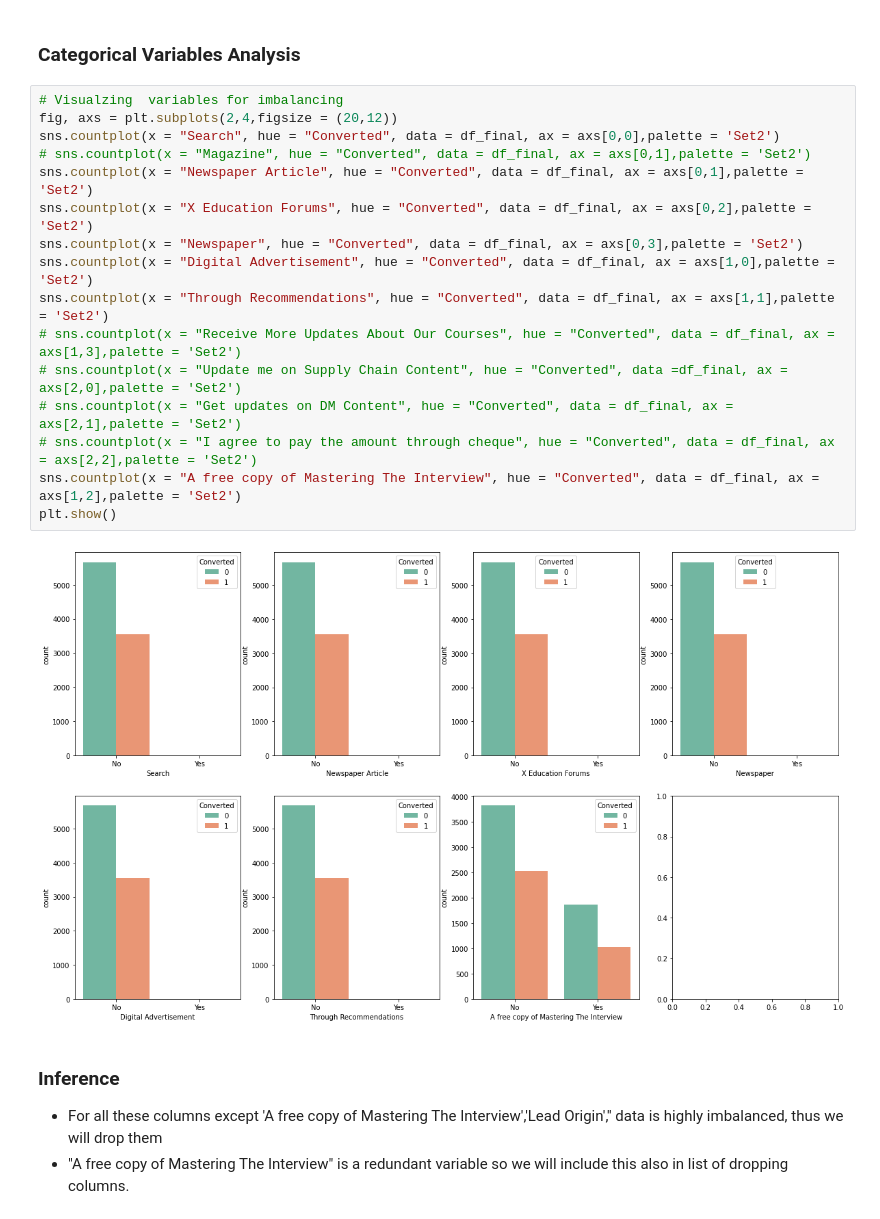
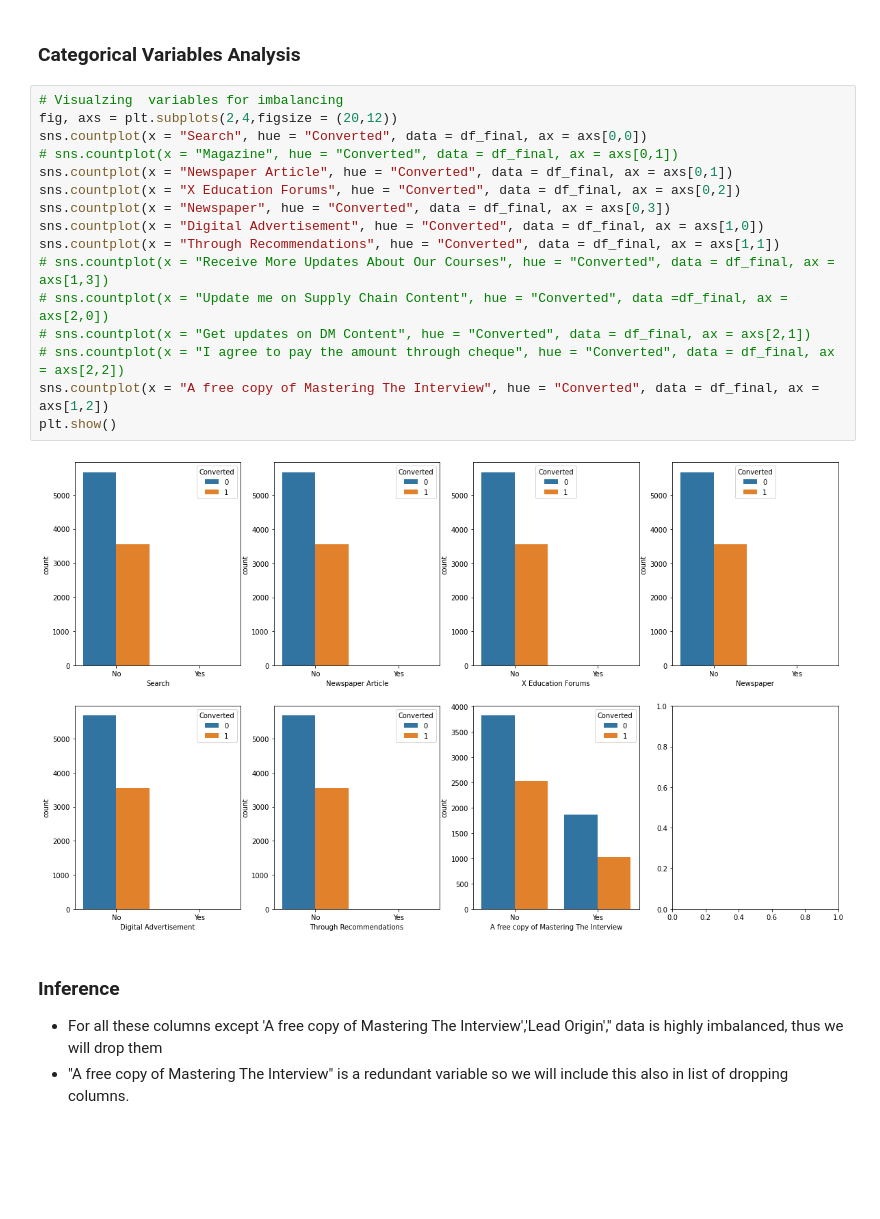
Before and after one commit to akshayr01/lead-scoring-case-study, a Jupyter notebook: Lead_Scoring_Case_Study_v0.1.ipynb, the cells around one changed output. Drawn from its saved outputs; the diff is of its cells as text; blank space fills up the shorter version.

```diff
--- a/Lead_Scoring_Case_Study_v0.1.ipynb
+++ b/Lead_Scoring_Case_Study_v0.1.ipynb
@@ -389,21 +389,21 @@ df_final.shape
 # %%
 # Visualzing  variables for imbalancing
 fig, axs = plt.subplots(2,4,figsize = (20,12))
-sns.countplot(x = "Search", hue = "Converted", data = df_final, ax = axs[0,0],palette = 'Set2')
-# sns.countplot(x = "Magazine", hue = "Converted", data = df_final, ax = axs[0,1],palette = 'Set2')
-sns.countplot(x = "Newspaper Article", hue = "Converted", data = df_final, ax = axs[0,1],palette = 'Set2')
-sns.countplot(x = "X Education Forums", hue = "Converted", data = df_final, ax = axs[0,2],palette = 'Set2')
-sns.countplot(x = "Newspaper", hue = "Converted", data = df_final, ax = axs[0,3],palette = 'Set2')
-sns.countplot(x = "Digital Advertisement", hue = "Converted", data = df_final, ax = axs[1,0],palette = 'Set2')
-sns.countplot(x = "Through Recommendations", hue = "Converted", data = df_final, ax = axs[1,1],palette = 'Set2')
-# sns.countplot(x = "Receive More Updates About Our Courses", hue = "Converted", data = df_final, ax = axs[1,3],palette = 'Set2')
-# sns.countplot(x = "Update me on Supply Chain Content", hue = "Converted", data =df_final, ax = axs[2,0],palette = 'Set2')
-# sns.countplot(x = "Get updates on DM Content", hue = "Converted", data = df_final, ax = axs[2,1],palette = 'Set2')
-# sns.countplot(x = "I agree to pay the amount through cheque", hue = "Converted", data = df_final, ax = axs[2,2],palette = 'Set2')
-sns.countplot(x = "A free copy of Mastering The Interview", hue = "Converted", data = df_final, ax = axs[1,2],palette = 'Set2')
+sns.countplot(x = "Search", hue = "Converted", data = df_final, ax = axs[0,0])
+# sns.countplot(x = "Magazine", hue = "Converted", data = df_final, ax = axs[0,1])
+sns.countplot(x = "Newspaper Article", hue = "Converted", data = df_final, ax = axs[0,1])
+sns.countplot(x = "X Education Forums", hue = "Converted", data = df_final, ax = axs[0,2])
+sns.countplot(x = "Newspaper", hue = "Converted", data = df_final, ax = axs[0,3])
+sns.countplot(x = "Digital Advertisement", hue = "Converted", data = df_final, ax = axs[1,0])
+sns.countplot(x = "Through Recommendations", hue = "Converted", data = df_final, ax = axs[1,1])
+# sns.countplot(x = "Receive More Updates About Our Courses", hue = "Converted", data = df_final, ax = axs[1,3])
+# sns.countplot(x = "Update me on Supply Chain Content", hue = "Converted", data =df_final, ax = axs[2,0])
+# sns.countplot(x = "Get updates on DM Content", hue = "Converted", data = df_final, ax = axs[2,1])
+# sns.countplot(x = "I agree to pay the amount through cheque", hue = "Converted", data = df_final, ax = axs[2,2])
+sns.countplot(x = "A free copy of Mastering The Interview", hue = "Converted", data = df_final, ax = axs[1,2])
 plt.show()
 # %% [output]
-[figure, old version]
+[figure, new version]
 # %% [markdown]
 ### Inference
 - For all these columns except 'A free copy of Mastering The Interview','Lead Origin','' data is highly imbalanced, thus we will drop them
```
Also changed, not shown: parts of 31 cells of this notebook.
